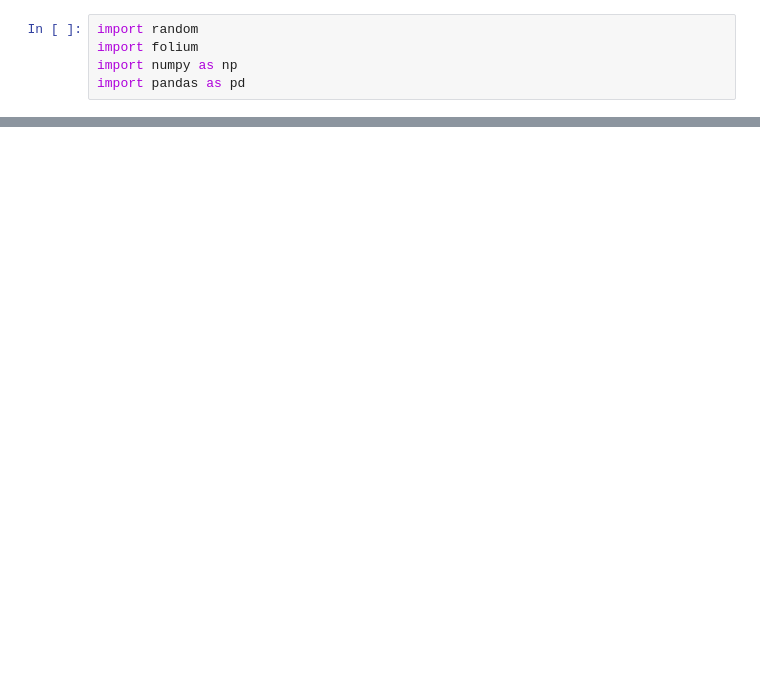
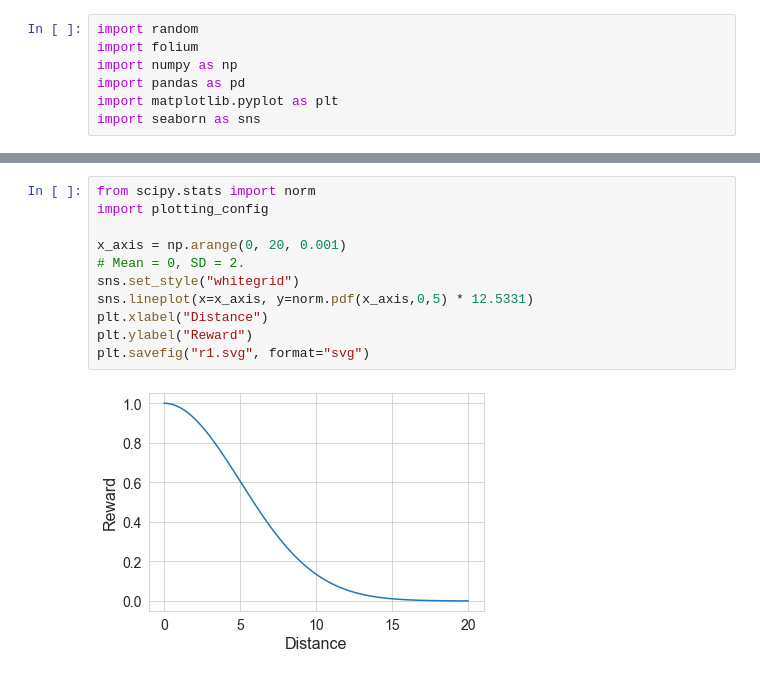
Before and after one commit to kono94/ship-path-prediction, a Jupyter notebook: deeprl/scripts/visualization.ipynb, the cells around one changed output, grey strips where cells are left out. Drawn from its saved outputs; the diff is of its cells as text; blank space fills up the shorter version.

```diff
--- a/deeprl/scripts/visualization.ipynb
+++ b/deeprl/scripts/visualization.ipynb
@@ -3,6 +3,8 @@ import random
 import folium
 import numpy as np
 import pandas as pd
+import matplotlib.pyplot as plt
+import seaborn as sns
 # %%
 df = pd.read_csv('../../data/processed/aishub_linear.csv')
 grp = df.groupby(["traj_id"])
@@ -45,3 +47,16 @@ folium.PolyLine(agent,
 m
 # %% [output]
 [interactive output not drawn]
+# %%
+from scipy.stats import norm
+import plotting_config
+
+x_axis = np.arange(0, 20, 0.001)
+# Mean = 0, SD = 2.
+sns.set_style("whitegrid")
+sns.lineplot(x=x_axis, y=norm.pdf(x_axis,0,5) * 12.5331)
+plt.xlabel("Distance")
+plt.ylabel("Reward")
+plt.savefig("r1.svg", format="svg")
+# %% [output]
+[figure, added]
```
Also changed, not shown: parts of 2 cells of this notebook, 25 other files.
